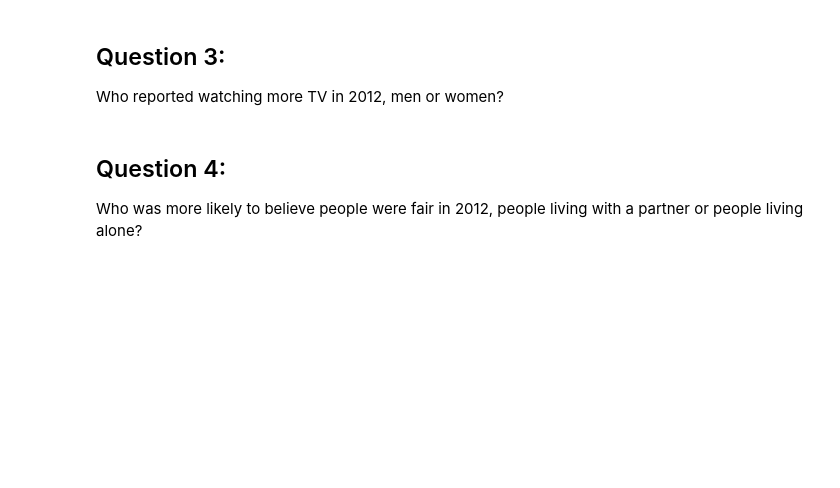
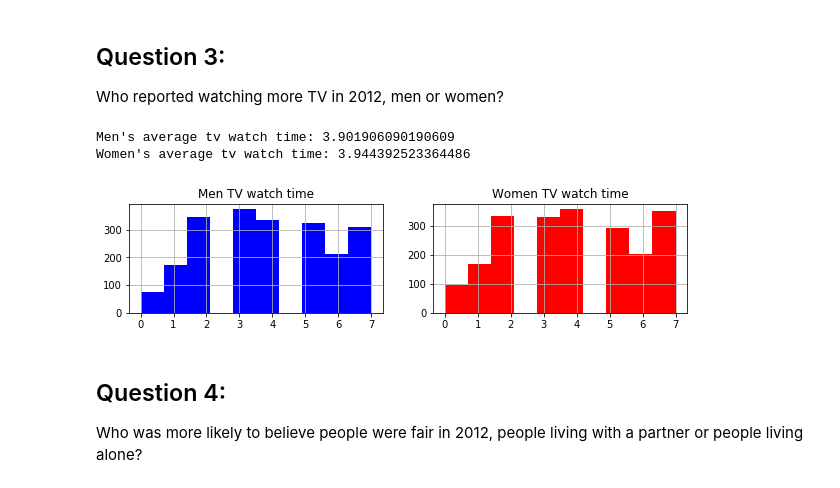
Before and after one commit to Cervantes92/para_nonpara_test, a Jupyter notebook: stat_tests.ipynb, the cells around one changed output. Saved outputs shown, nothing was run; the diff lists cells and outputs as text; code cells hidden in the pictures; blank space fills up the shorter version.

```diff
--- a/stat_tests.ipynb
+++ b/stat_tests.ipynb
@@ -75,6 +121,26 @@ Did people become happier from 2012 to 2014? Compute results for each country in
 ## Question 3:
 
 Who reported watching more TV in 2012, men or women?
+# %%
+men_2012 = raw[(raw['year'] == 2012) & (raw['gndr'] == 1)]
+women_2012 = raw[(raw['year'] == 2012) & (raw['gndr'] == 2)]
+
+plt.figure(figsize = (10, 2))
+
+plt.subplot(1,2,1)
+plt.title('Men TV watch time')
+men_2012['tvtot'].hist(color = 'blue')
+
+plt.subplot(1,2,2)
+plt.title('Women TV watch time')
+women_2012['tvtot'].hist(color = 'red')
+
+print('Men\'s average tv watch time: {}'.format(men_2012['tvtot'].mean()))
+print('Women\'s average tv watch time: {}'.format(women_2012['tvtot'].mean()))
+# %% [output]
+Men's average tv watch time: 3.901906090190609
+Women's average tv watch time: 3.944392523364486
+[figure, added]
 # %% [markdown]
 ## Question 4:
 
```
Also changed, not shown: parts of 3 cells of this notebook.
